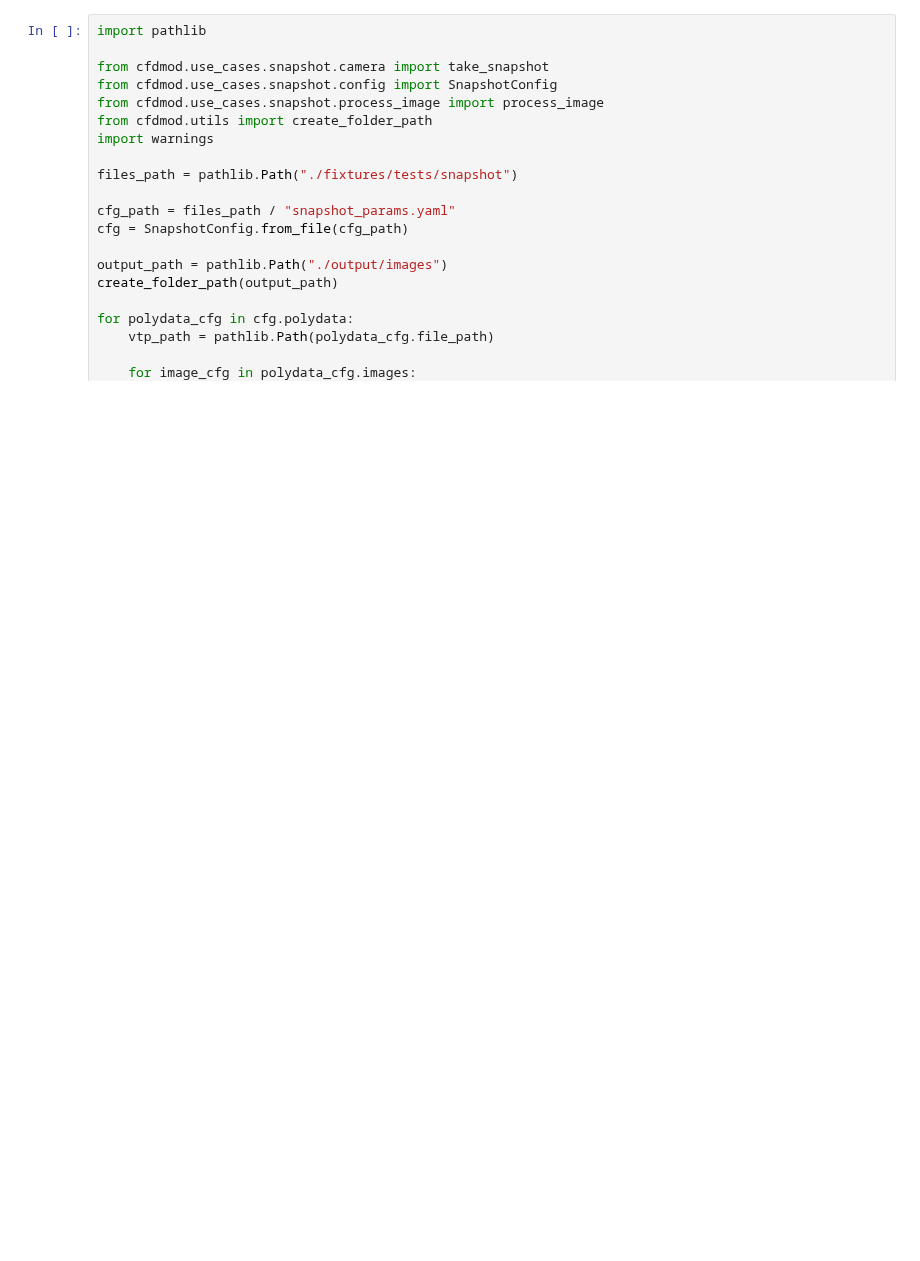
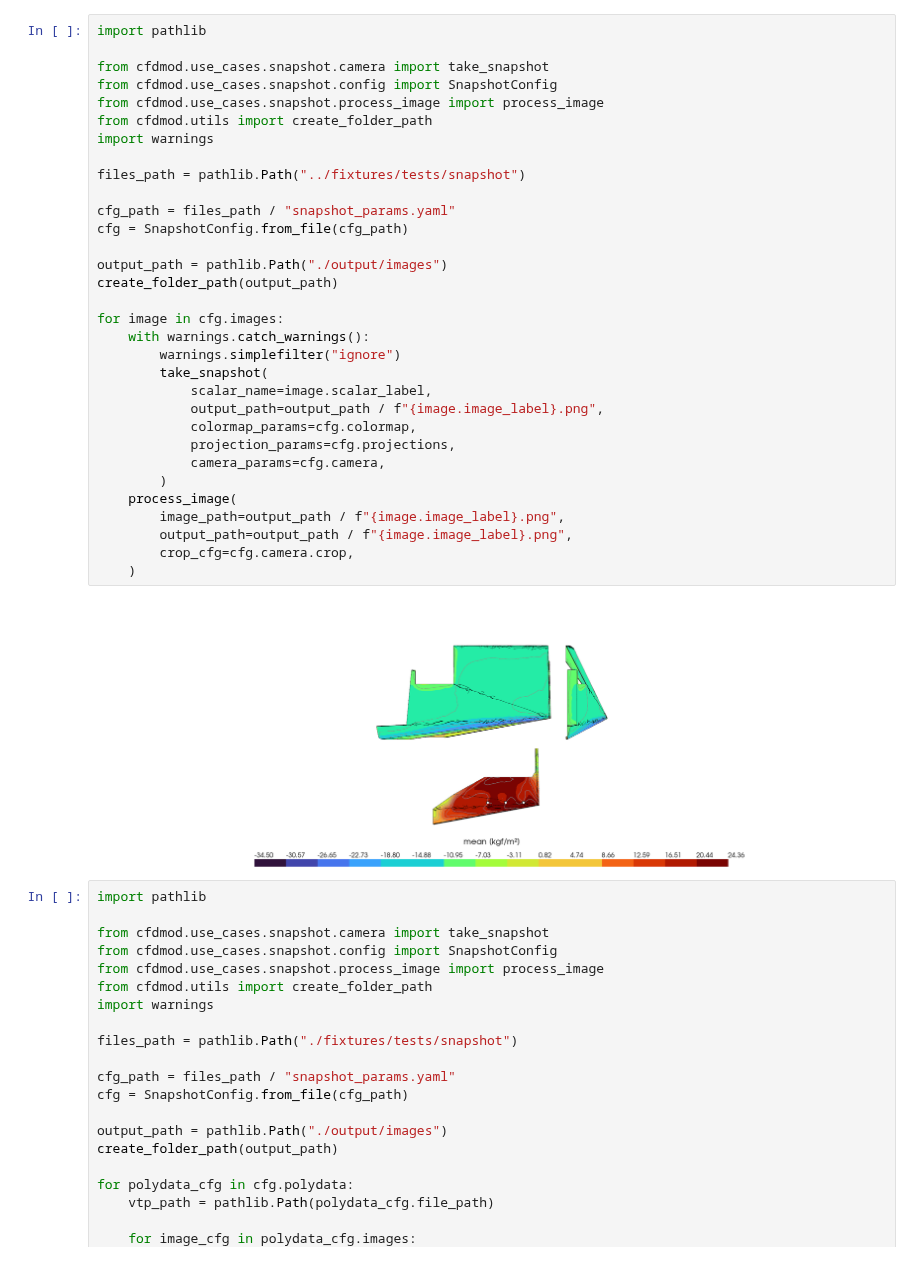
Before and after one commit to AeroSim-CFD/cfdmod, a Jupyter notebook: notebooks/snapshot_recursive.ipynb, the cells around one changed output. Saved outputs shown, nothing was run; the diff lists cells and outputs as text; blank space fills up the shorter version.

Commit message:
changed snapshot params and how meshses are placed

```diff
--- a/notebooks/snapshot_recursive.ipynb
+++ b/notebooks/snapshot_recursive.ipynb
@@ -1,3 +1,37 @@
+# %%
+import pathlib
+
+from cfdmod.use_cases.snapshot.camera import take_snapshot
+from cfdmod.use_cases.snapshot.config import SnapshotConfig
+from cfdmod.use_cases.snapshot.process_image import process_image
+from cfdmod.utils import create_folder_path
+import warnings
+
+files_path = pathlib.Path("../fixtures/tests/snapshot")
+
+cfg_path = files_path / "snapshot_params.yaml"
+cfg = SnapshotConfig.from_file(cfg_path)
+
+output_path = pathlib.Path("./output/images")
+create_folder_path(output_path)
+
+for image in cfg.images:
+    with warnings.catch_warnings():
+        warnings.simplefilter("ignore")
+        take_snapshot(
+            scalar_name=image.scalar_label,
+            output_path=output_path / f"{image.image_label}.png",
+            colormap_params=cfg.colormap,
+            projection_params=cfg.projections,
+            camera_params=cfg.camera,
+        )
+    process_image(
+        image_path=output_path / f"{image.image_label}.png",
+        output_path=output_path / f"{image.image_label}.png",
+        crop_cfg=cfg.camera.crop,
+    )
+# %% [output]
+[figure, added]
 # %%
 import pathlib
 
```
Also changed, not shown: 5 other files.
